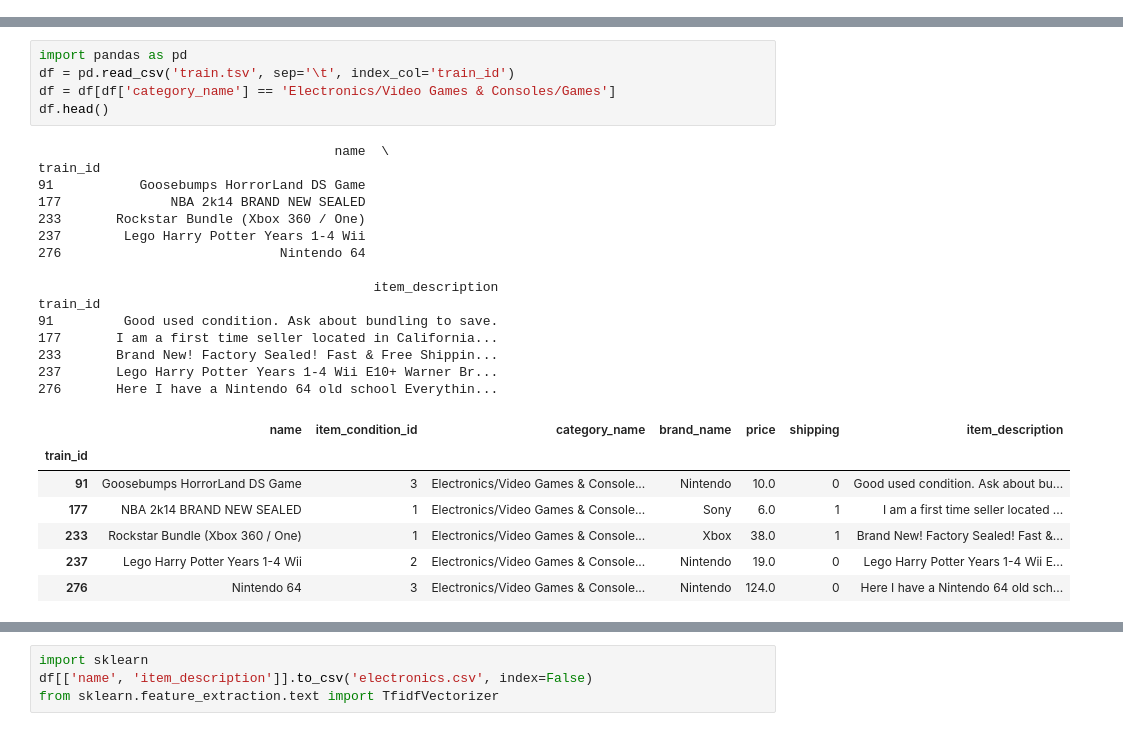
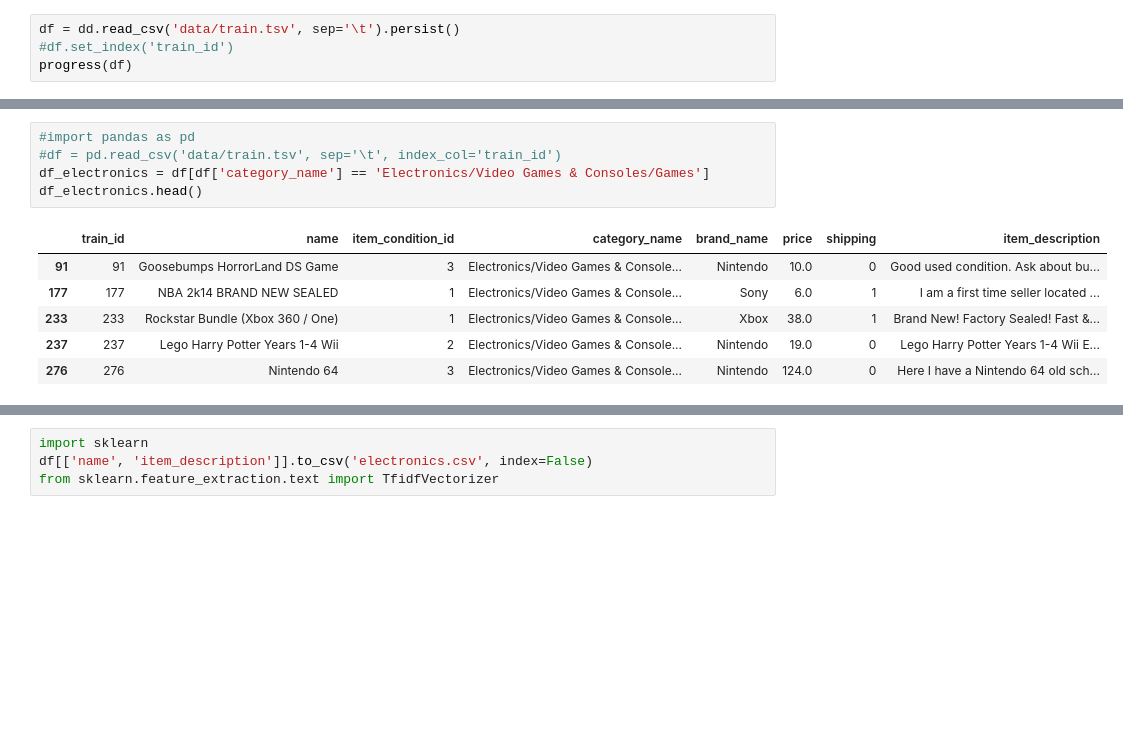
Before and after one commit to ericson-cepeda/springboard-capstone-project, a Jupyter notebook: capstone_project/capstone_analysis.ipynb, the cells around one changed output, grey strips where cells are left out. Saved outputs shown, nothing was run; the diff lists cells and outputs as text; blank space fills up the shorter version.

Commit message:
[update] Data storytelling

```diff
--- a/capstone_project/capstone_analysis.ipynb
+++ b/capstone_project/capstone_analysis.ipynb
@@ -0,0 +10,4 @@
+# %%
+df = dd.read_csv('data/train.tsv', sep='\t').persist()
+#df.set_index('train_id')
+progress(df)
@@ -1,31 +40,15 @@
 # %%
-import pandas as pd
-df = pd.read_csv('train.tsv', sep='\t', index_col='train_id')
-df = df[df['category_name'] == 'Electronics/Video Games & Consoles/Games']
-df.head()
+#import pandas as pd
+#df = pd.read_csv('data/train.tsv', sep='\t', index_col='train_id')
+df_electronics = df[df['category_name'] == 'Electronics/Video Games & Consoles/Games']
+df_electronics.head()
 # %% [output]
-                                      name  \
-train_id
-91           Goosebumps HorrorLand DS Game
-177              NBA 2k14 BRAND NEW SEALED
-233       Rockstar Bundle (Xbox 360 / One)
-237        Lego Harry Potter Years 1-4 Wii
-276                            Nintendo 64
-
-                                           item_description
-train_id
-91         Good used condition. Ask about bundling to save.
-177       I am a first time seller located in California...
-233       Brand New! Factory Sealed! Fast & Free Shippin...
-237       Lego Harry Potter Years 1-4 Wii E10+ Warner Br...
-276       Here I have a Nintendo 64 old school Everythin...
-|  | name | item_condition_id | category_name | brand_name | price | shipping | item_description |
-| train_id |  |  |  |  |  |  |  |
-| 91 | Goosebumps HorrorLand DS Game | 3 | Electronics/Video Games & Console... | Nintendo | 10.0 | 0 | Good used condition. Ask about bu... |
-| 177 | NBA 2k14 BRAND NEW SEALED | 1 | Electronics/Video Games & Console... | Sony | 6.0 | 1 | I am a first time seller located ... |
-| 233 | Rockstar Bundle (Xbox 360 / One) | 1 | Electronics/Video Games & Console... | Xbox | 38.0 | 1 | Brand New! Factory Sealed! Fast &... |
-| 237 | Lego Harry Potter Years 1-4 Wii | 2 | Electronics/Video Games & Console... | Nintendo | 19.0 | 0 | Lego Harry Potter Years 1-4 Wii E... |
-| 276 | Nintendo 64 | 3 | Electronics/Video Games & Console... | Nintendo | 124.0 | 0 | Here I have a Nintendo 64 old sch... |
+|  | train_id | name | item_condition_id | category_name | brand_name | price | shipping | item_description |
+| 91 | 91 | Goosebumps HorrorLand DS Game | 3 | Electronics/Video Games & Console... | Nintendo | 10.0 | 0 | Good used condition. Ask about bu... |
+| 177 | 177 | NBA 2k14 BRAND NEW SEALED | 1 | Electronics/Video Games & Console... | Sony | 6.0 | 1 | I am a first time seller located ... |
+| 233 | 233 | Rockstar Bundle (Xbox 360 / One) | 1 | Electronics/Video Games & Console... | Xbox | 38.0 | 1 | Brand New! Factory Sealed! Fast &... |
+| 237 | 237 | Lego Harry Potter Years 1-4 Wii | 2 | Electronics/Video Games & Console... | Nintendo | 19.0 | 0 | Lego Harry Potter Years 1-4 Wii E... |
+| 276 | 276 | Nintendo 64 | 3 | Electronics/Video Games & Console... | Nintendo | 124.0 | 0 | Here I have a Nintendo 64 old sch... |
 # %%
 df.info()
 # %% [output]
```
Also changed, not shown: parts of 7 cells of this notebook, 2 other files.
